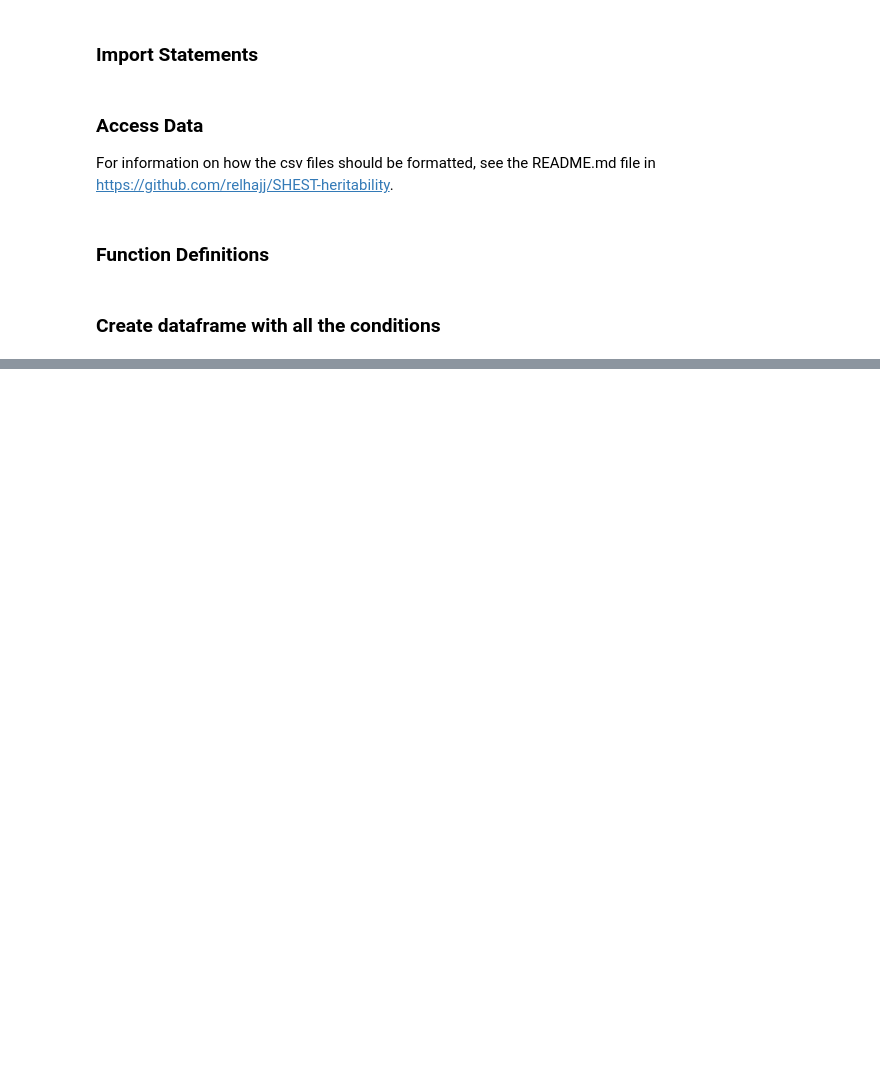
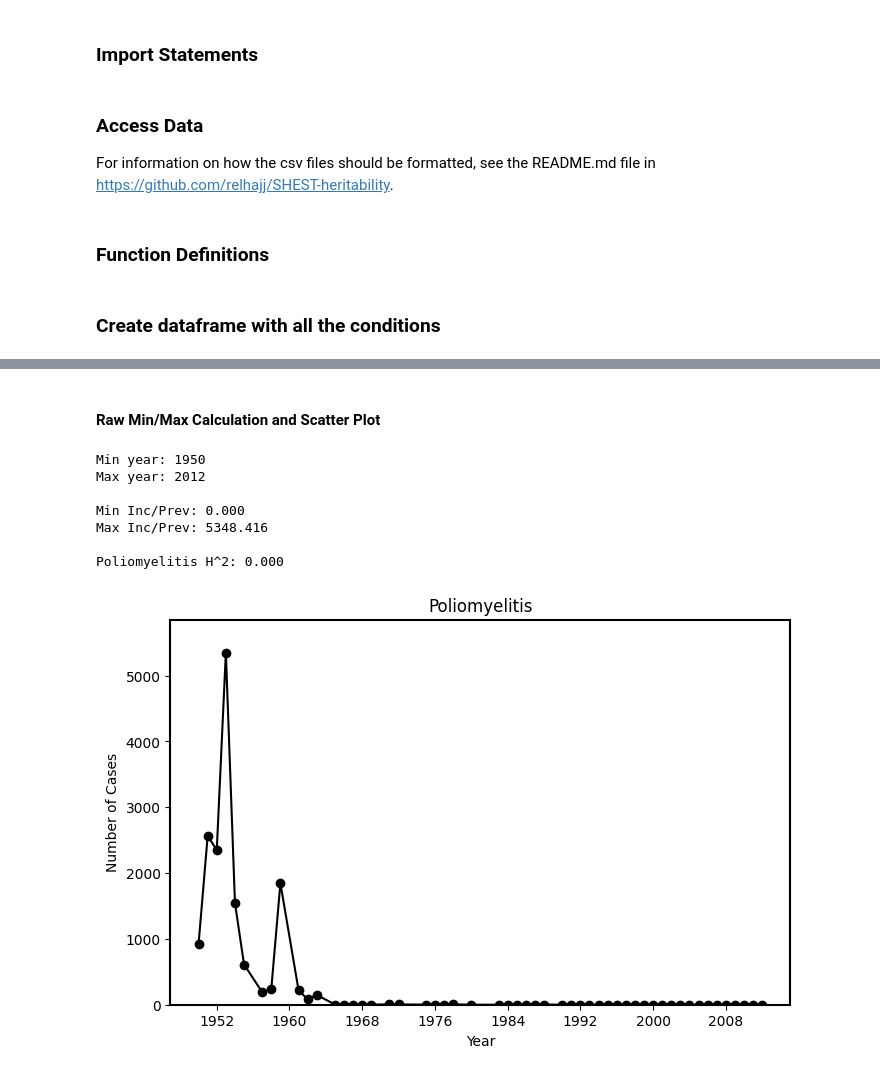
Before and after one commit to relhajj/SHEST-heritability, a Jupyter notebook: SHEST_calculator.ipynb, the cells around one changed output, grey strips where cells are left out. Drawn from its saved outputs; the diff is of its cells as text; code cells hidden in the pictures; blank space fills up the shorter version.

```diff
--- a/SHEST_calculator.ipynb
+++ b/SHEST_calculator.ipynb
@@ -364,0 +570,13 @@ minmax_time("testicular_cancer_2.0", "Testicular Cancer", "Incidence / 100000",
+# %% [markdown]
+#### Raw Min/Max Calculation and Scatter Plot
+# %%
+eqn = scatter("polio", "Poliomyelitis", "Number of Cases", 500)
+# %% [output]
+Min year: 1950
+Max year: 2012
+
+Min Inc/Prev: 0.000
+Max Inc/Prev: 5348.416
+
+Poliomyelitis H^2: 0.000
+[figure, added]
```
Also changed, not shown: parts of 40 cells of this notebook.
